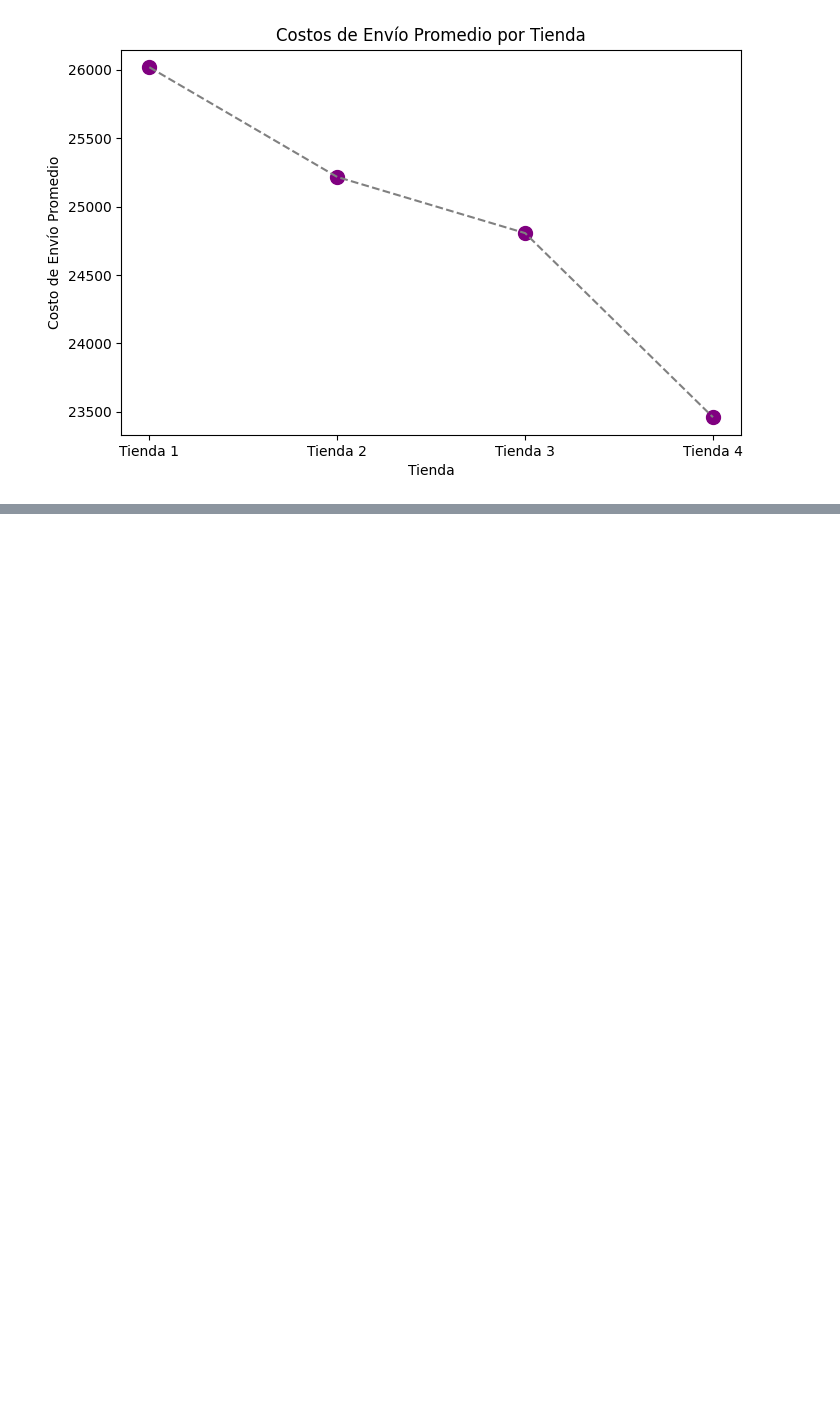
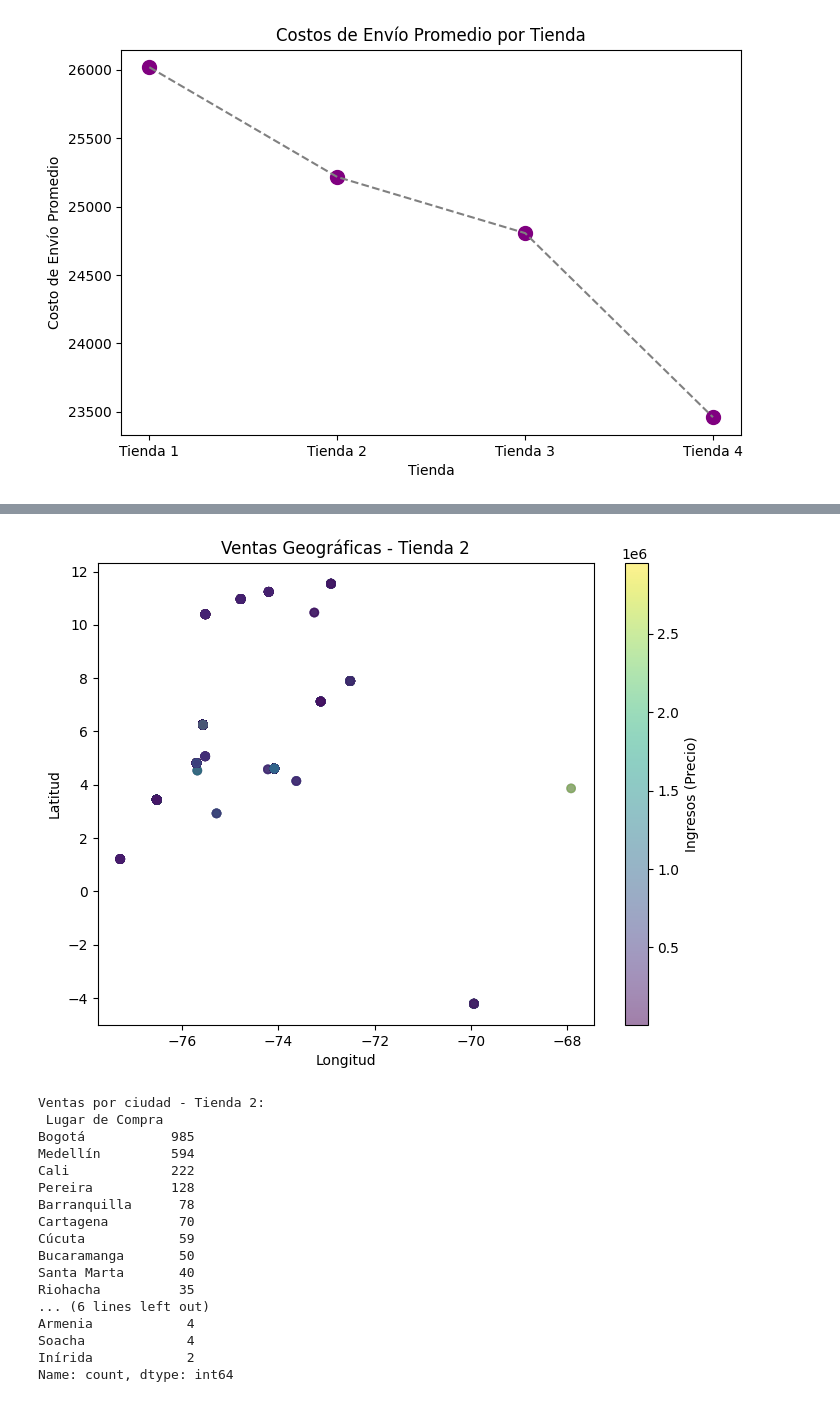
Before and after one commit to carlo55anchez/alura-store-dataAnalysis, a Jupyter notebook: AluraStoreLatam.ipynb, the cells around one changed output, grey strips where cells are left out. Cells and saved outputs as stored; diff of their text form; code cells hidden in the pictures; blank space fills up the shorter version.

```diff
--- a/AluraStoreLatam.ipynb
+++ b/AluraStoreLatam.ipynb
@@ -224,0 +260,33 @@ plt.show()
+# %%
+import matplotlib.pyplot as plt
+
+# Tienda 2
+plt.figure(figsize=(8, 6))
+plt.scatter(tienda2['lon'], tienda2['lat'], c=tienda2['Precio'], cmap='viridis', alpha=0.5)
+plt.colorbar(label='Ingresos (Precio)')
+plt.title('Ventas Geográficas - Tienda 2')
+plt.xlabel('Longitud')
+plt.ylabel('Latitud')
+plt.show()
+
+ventas_por_ciudad_tienda2 = tienda2['Lugar de Compra'].value_counts()
+print("Ventas por ciudad - Tienda 2:\n", ventas_por_ciudad_tienda2)
+# %% [output]
+[figure, added]
+Ventas por ciudad - Tienda 2:
+ Lugar de Compra
+Bogotá           985
+Medellín         594
+Cali             222
+Pereira          128
+Barranquilla      78
+Cartagena         70
+Cúcuta            59
+Bucaramanga       50
+Santa Marta       40
+Riohacha          35
+... (6 lines left out)
+Armenia            4
+Soacha             4
+Inírida            2
+Name: count, dtype: int64
```
Also changed, not shown: parts of 13 cells of this notebook.
